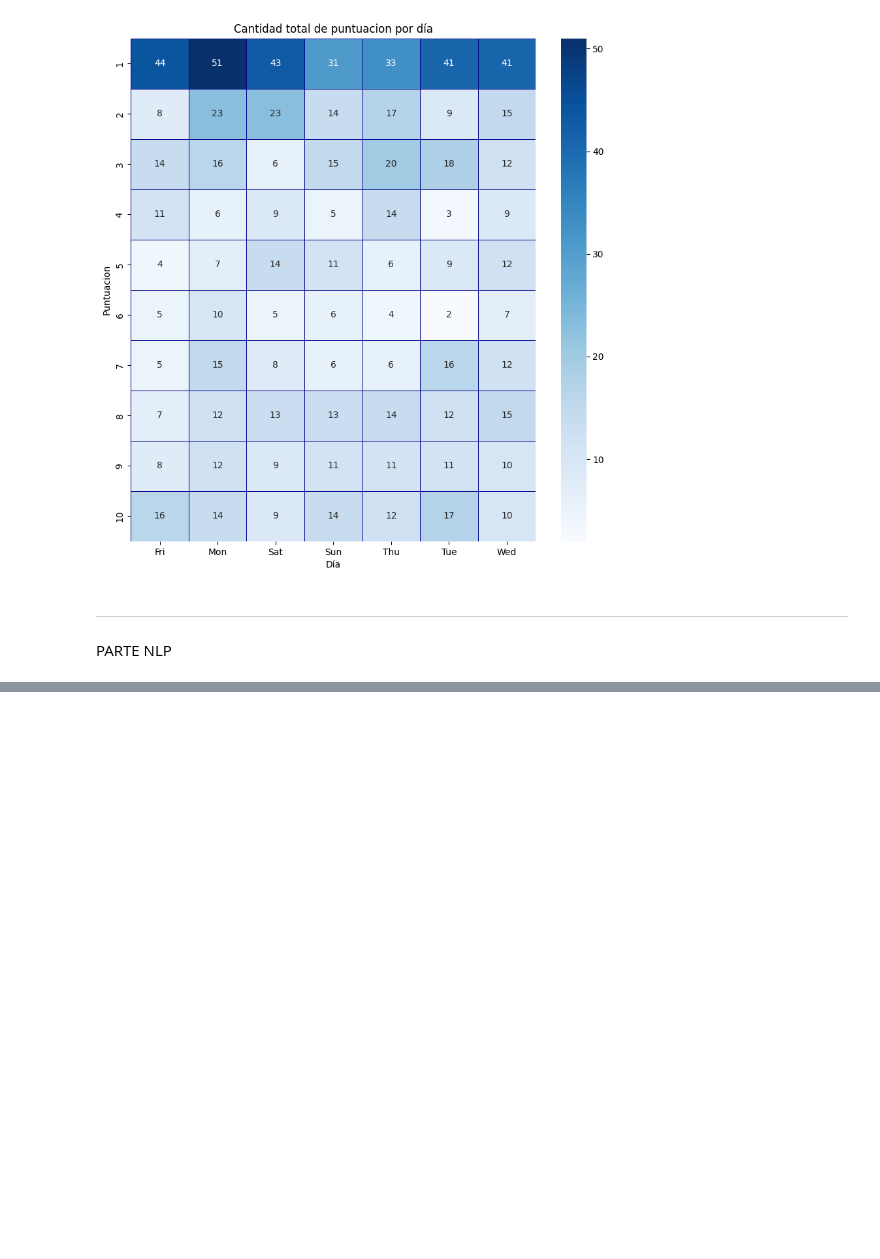
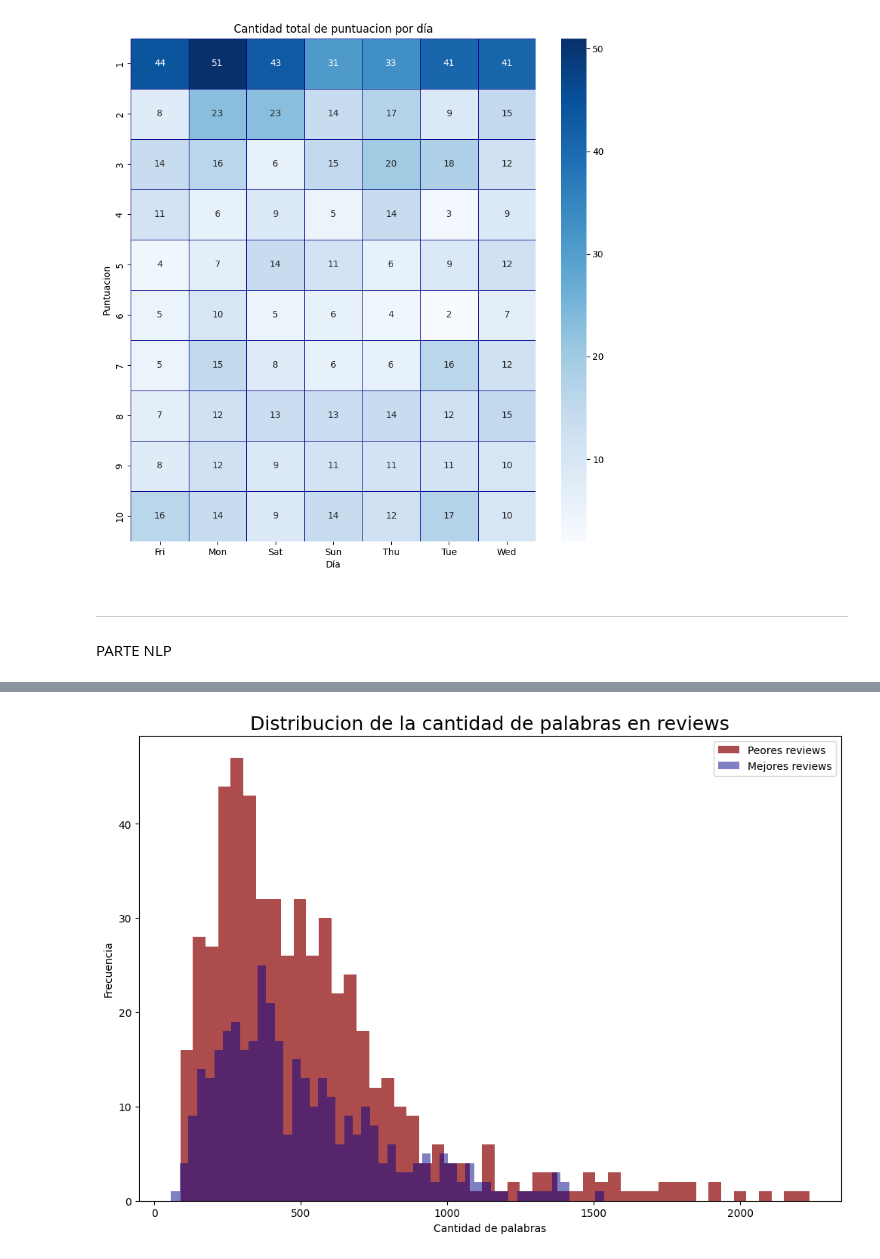
Before and after one commit to agalarza768/TP1-Orga_de_datos, a Jupyter notebook: TP_Orga.ipynb, the cells around one changed output, grey strips where cells are left out. Saved outputs shown, nothing was run; the diff lists cells and outputs as text; code cells hidden in the pictures; blank space fills up the shorter version.

Commit message:
Agrego comparacion entre cantidad de palabras de reviews buenas con cantidad de palabras de reviews malas

```diff
--- a/TP_Orga.ipynb
+++ b/TP_Orga.ipynb
@@ -656,5 +675,5 @@ buscaVecinos = NearestNeighbors(metric="cosine", algorithm="brute")
 # %%
 comments_reviews = verified_reviews.loc[:,['reviews','rates','comments']]
 
-worst_reviews = comments_reviews[comments_reviews['rates']<3].reset_index()
-worst_reviews
+worst_reviews = comments_reviews[comments_reviews['rates']<5].reset_index()
+best_reviews = comments_reviews[comments_reviews['rates']>5].reset_index()
@@ -675 +680,17 @@ worst_reviews
+# %%
+best_comments = best_reviews["comments"]
+worst_comments = worst_reviews["comments"]
+# %%
+worst_reviews['total palabras'] = worst_comments.map(len)
+best_reviews['total palabras'] = best_comments.map(len)
+# %%
+worst_reviews['total palabras'].plot.hist(alpha=0.7, figsize=(12,8), color='darkred', bins=50, label='Peores reviews')
+best_reviews['total palabras'].plot.hist(alpha=0.5, figsize=(12,8), color='darkblue', bins=50, label='Mejores reviews')
+plt.title('Distribucion de la cantidad de palabras en reviews', fontsize=18)
+plt.xlabel('Cantidad de palabras')
+plt.ylabel('Frecuencia')
+plt.legend()
+plt.show()
+# %% [output]
+[figure, added]
 # %%
```
Also changed, not shown: parts of 6 cells of this notebook.
